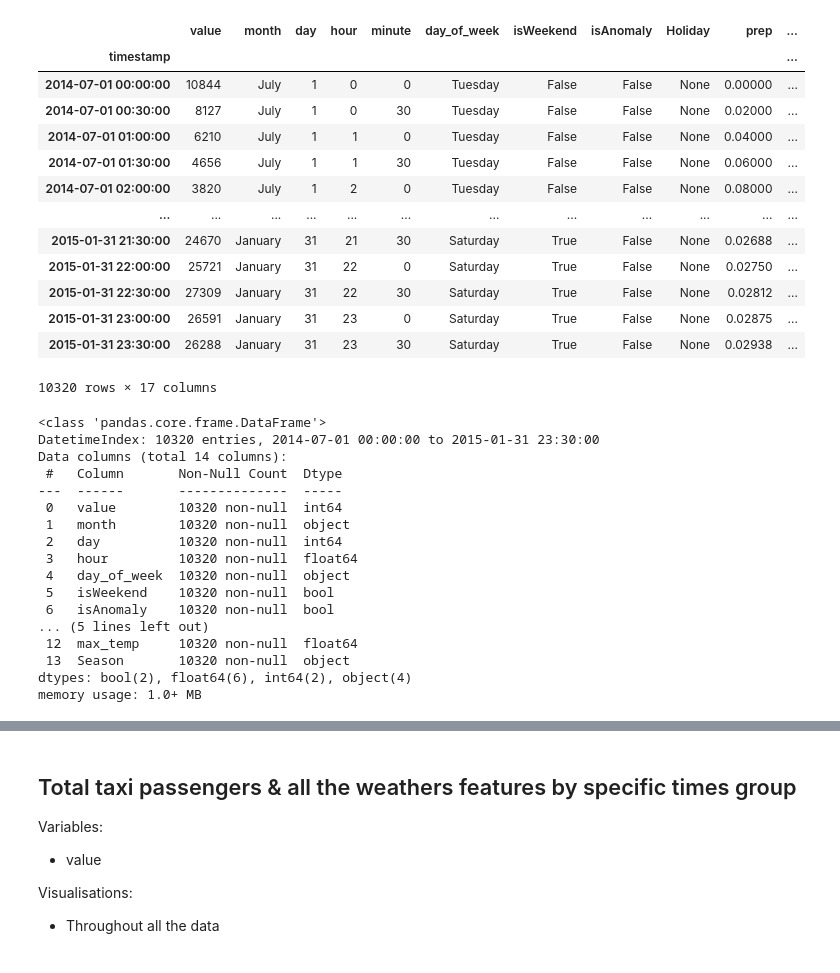
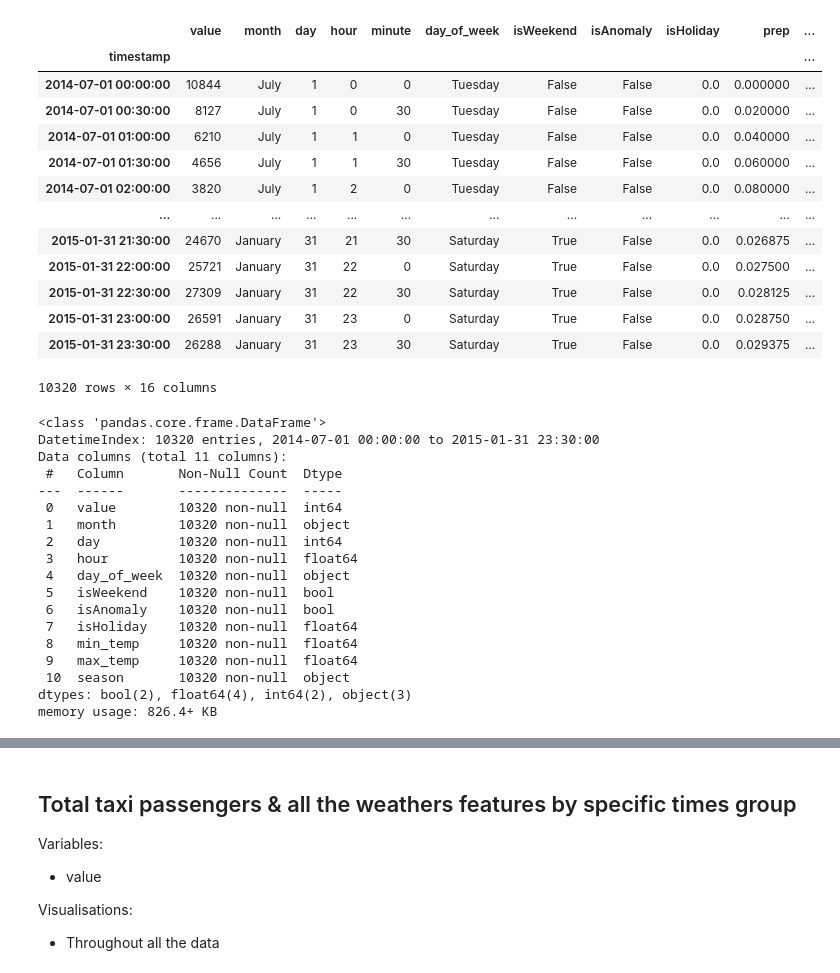
Before and after one commit to IKRAMJAAFAR/DeeL, a Jupyter notebook: data_analysis.ipynb, the cells around one changed output, grey strips where cells are left out. Saved outputs shown, nothing was run; the diff lists cells and outputs as text; code cells hidden in the pictures.

```diff
--- a/data_analysis.ipynb
+++ b/data_analysis.ipynb
@@ -19,6 +19,8 @@ from statsmodels.tsa.arima.model import ARIMA
 import os
 # %%
 dataset = pd.read_csv("Datasets Folder/dataset_updated_preliminary.csv")
+select = (dataset.columns).drop('isHoliday')
+dataset = dataset[select]
 dataset
 # %% [output]
 |  | timestamp | value | month | day | hour | minute | day_of_week | isWeekend | isAnomaly | Holiday | ... |
@@ -37,3 +38,0 @@ dataset
-# %%
-dataset['Holiday'].fillna("None", inplace=True)
-dataset.head()
@@ -52,0 +39,13 @@ For example, when doing 'df[col].method(value, inplace=True)', try using 'df.met
+# %%
+# Replace all unique non-null values in 'Holiday' with 1
+unique_holiday = list(dataset['Holiday'].loc[~dataset['Holiday'].isnull()])
+dataset['Holiday'].replace(unique_holiday, 1, inplace=True)
+
+# Fill missing values in 'Holiday' with 0
+dataset['Holiday'].fillna(0, inplace=True)
+
+# Rename column 'Holiday' to 'isHoliday'
+dataset.rename(columns={'Holiday': 'isHoliday'}, inplace=True)
+
+# Display the first few rows of the dataset
+dataset.head()
@@ -53,42 +65,48 @@ For example, when doing 'df[col].method(value, inplace=True)', try using 'df.met
 # %%
-# Perform interpolation for specific columns
+# Convert 'timestamp' to datetime and set as index
 dataset['timestamp'] = pd.to_datetime(dataset['timestamp'])
 dataset.set_index("timestamp", inplace=True)
 
+# Columns to interpolate
 columns_to_interpolate = ['prep', 'snow', 'snow_depth', 'min_temp', 'max_temp']
+dataset[columns_to_interpolate] = dataset[columns_to_interpolate].interpolate(method='time')
 
-# Interpolate only within ranges defined by 00:00:00 timestamps
-dataset[columns_to_interpolate] = round(dataset[columns_to_interpolate].interpolate(method='time'),5)
-# Remove the row with index '2015-02-01 00:00:00'
-dataset = dataset.drop(pd.Timestamp('2015-02-01 00:00:00'))
+# Drop specific row
+dataset = dataset.drop(pd.Timestamp('2015-02-01 00:00:00'), axis=0)
 
-dataset.loc[dataset['Holiday'].isnull(), 'Holiday'] = 'None' # in string
+# Convert numeric month to full month names
 dataset["month"] = dataset["month"].apply(lambda x: calendar.month_name[x])
+
+# Convert 'value' column to integer
 dataset['value'] = dataset['value'].astype(int)
+
+# Display the DataFrame
 dataset
+
+dataset
 # %% [output]
-|  | value | month | day | hour | minute | day_of_week | isWeekend | isAnomaly | Holiday | prep | ... |
+|  | value | month | day | hour | minute | day_of_week | isWeekend | isAnomaly | isHoliday | prep | ... |
 | timestamp |  |  |  |  |  |  |  |  |  |  | ... |
-| 2014-07-01 00:00:00 | 10844 | July | 1 | 0 | 0 | Tuesday | False | False | None | 0.00000 | ... |
-| 2014-07-01 00:30:00 | 8127 | July | 1 | 0 | 30 | Tuesday | False | False | None | 0.02000 | ... |
-| 2014-07-01 01:00:00 | 6210 | July | 1 | 1 | 0 | Tuesday | False | False | None | 0.04000 | ... |
-| 2014-07-01 01:30:00 | 4656 | July | 1 | 1 | 30 | Tuesday | False | False | None | 0.06000 | ... |
-| 2014-07-01 02:00:00 | 3820 | July | 1 | 2 | 0 | Tuesday | False | False | None | 0.08000 | ... |
+| 2014-07-01 00:00:00 | 10844 | July | 1 | 0 | 0 | Tuesday | False | False | 0.0 | 0.000000 | ... |
+| 2014-07-01 00:30:00 | 8127 | July | 1 | 0 | 30 | Tuesday | False | False | 0.0 | 0.020000 | ... |
+| 2014-07-01 01:00:00 | 6210 | July | 1 | 1 | 0 | Tuesday | False | False | 0.0 | 0.040000 | ... |
+| 2014-07-01 01:30:00 | 4656 | July | 1 | 1 | 30 | Tuesday | False | False | 0.0 | 0.060000 | ... |
+| 2014-07-01 02:00:00 | 3820 | July | 1 | 2 | 0 | Tuesday | False | False | 0.0 | 0.080000 | ... |
 | ... | ... | ... | ... | ... | ... | ... | ... | ... | ... | ... | ... |
-| 2015-01-31 21:30:00 | 24670 | January | 31 | 21 | 30 | Saturday | True | False | None | 0.02688 | ... |
-| 2015-01-31 22:00:00 | 25721 | January | 31 | 22 | 0 | Saturday | True | False | None | 0.02750 | ... |
-| 2015-01-31 22:30:00 | 27309 | January | 31 | 22 | 30 | Saturday | True | False | None | 0.02812 | ... |
-| 2015-01-31 23:00:00 | 26591 | January | 31 | 23 | 0 | Saturday | True | False | None | 0.02875 | ... |
-| 2015-01-31 23:30:00 | 26288 | January | 31 | 23 | 30 | Saturday | True | False | None | 0.02938 | ... |
+| 2015-01-31 21:30:00 | 24670 | January | 31 | 21 | 30 | Saturday | True | False | 0.0 | 0.026875 | ... |
+| 2015-01-31 22:00:00 | 25721 | January | 31 | 22 | 0 | Saturday | True | False | 0.0 | 0.027500 | ... |
+| 2015-01-31 22:30:00 | 27309 | January | 31 | 22 | 30 | Saturday | True | False | 0.0 | 0.028125 | ... |
+| 2015-01-31 23:00:00 | 26591 | January | 31 | 23 | 0 | Saturday | True | False | 0.0 | 0.028750 | ... |
+| 2015-01-31 23:30:00 | 26288 | January | 31 | 23 | 30 | Saturday | True | False | 0.0 | 0.029375 | ... |
-10320 rows × 17 columns
+10320 rows × 16 columns
 # %%
 dataset['hour'] = dataset['hour'] + dataset['minute'] / 60
-dataset = dataset[dataset.columns.drop(["TotalMinutes","isHoliday","minute"])]
+dataset = dataset[dataset.columns.drop(["TotalMinutes","minute","prep","snow_depth","snow"])]
 dataset.info()
 # %% [output]
 <class 'pandas.core.frame.DataFrame'>
 DatetimeIndex: 10320 entries, 2014-07-01 00:00:00 to 2015-01-31 23:30:00
-Data columns (total 14 columns):
+Data columns (total 11 columns):
  #   Column       Non-Null Count  Dtype
 ---  ------       --------------  -----
  0   value        10320 non-null  int64
@@ -98,11 +116,12 @@ Data columns (total 14 columns):
  4   day_of_week  10320 non-null  object
  5   isWeekend    10320 non-null  bool
  6   isAnomaly    10320 non-null  bool
-... (5 lines left out)
- 12  max_temp     10320 non-null  float64
- 13  Season       10320 non-null  object
-dtypes: bool(2), float64(6), int64(2), object(4)
-memory usage: 1.0+ MB
+ 7   isHoliday    10320 non-null  float64
+ 8   min_temp     10320 non-null  float64
+ 9   max_temp     10320 non-null  float64
+ 10  season       10320 non-null  object
+dtypes: bool(2), float64(4), int64(2), object(3)
+memory usage: 826.4+ KB
 # %%
 dataset.describe()
 # %% [output]
```
Also changed, not shown: parts of 20 cells of this notebook, 14 other files.
